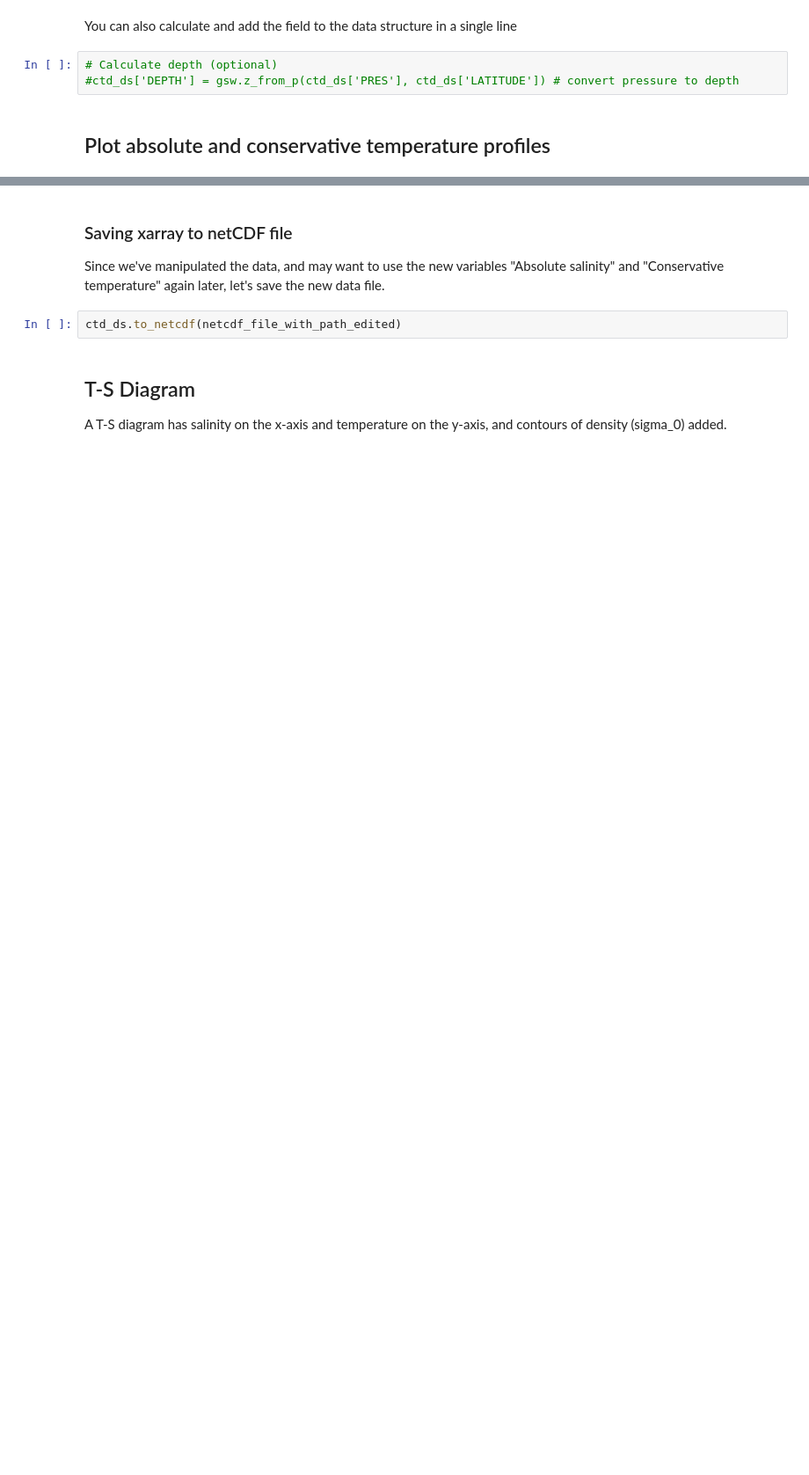
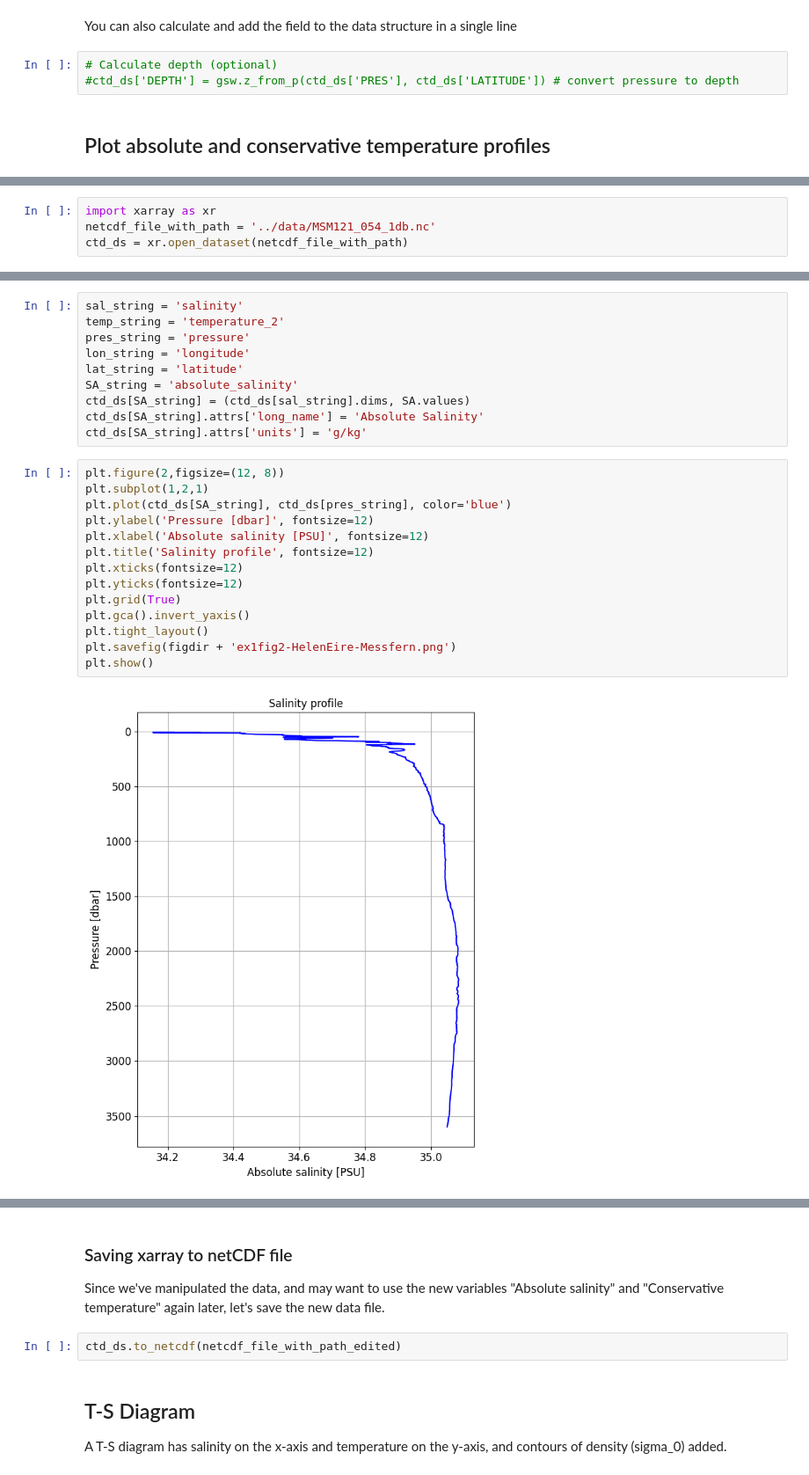
Before and after one commit to ifmeo-courses/messfern-1-ctd-HelenEire-1, a Jupyter notebook: src/assignment.ipynb, the cells around one changed output, grey strips where cells are left out. Shown at 88% size. Saved outputs shown, nothing was run; the diff lists cells and outputs as text; blank space fills up the shorter version.

Commit message:
Figure 2 created: AS & CT - saved, green tick boxed, passed tests  but  still issues open - also cannot see grid on right/ left side. Not sure why figure 2 is indicated as "nicht verfolgt"

```diff
--- a/src/assignment.ipynb
+++ b/src/assignment.ipynb
@@ -424,0 +435,4 @@ plt.show()
+# %%
+import xarray as xr
+netcdf_file_with_path = '../data/MSM121_054_1db.nc'
+ctd_ds = xr.open_dataset(netcdf_file_with_path)
@@ -424,0 +459,26 @@ plt.show()
+# %%
+sal_string = 'salinity'
+temp_string = 'temperature_2'
+pres_string = 'pressure'
+lon_string = 'longitude'
+lat_string = 'latitude'
+SA_string = 'absolute_salinity'
+ctd_ds[SA_string] = (ctd_ds[sal_string].dims, SA.values)
+ctd_ds[SA_string].attrs['long_name'] = 'Absolute Salinity'
+ctd_ds[SA_string].attrs['units'] = 'g/kg'
+# %%
+plt.figure(2,figsize=(12, 8))
+plt.subplot(1,2,1)
+plt.plot(ctd_ds[SA_string], ctd_ds[pres_string], color='blue')
+plt.ylabel('Pressure [dbar]', fontsize=12)
+plt.xlabel('Absolute salinity [PSU]', fontsize=12)
+plt.title('Salinity profile', fontsize=12)
+plt.xticks(fontsize=12)
+plt.yticks(fontsize=12)
+plt.grid(True)
+plt.gca().invert_yaxis()
+plt.tight_layout()
+plt.savefig(figdir + 'ex1fig2-HelenEire-Messfern.png')
+plt.show()
+# %% [output]
+[figure, added]
```
Also changed, not shown: parts of 9 cells of this notebook, 4 other files.
